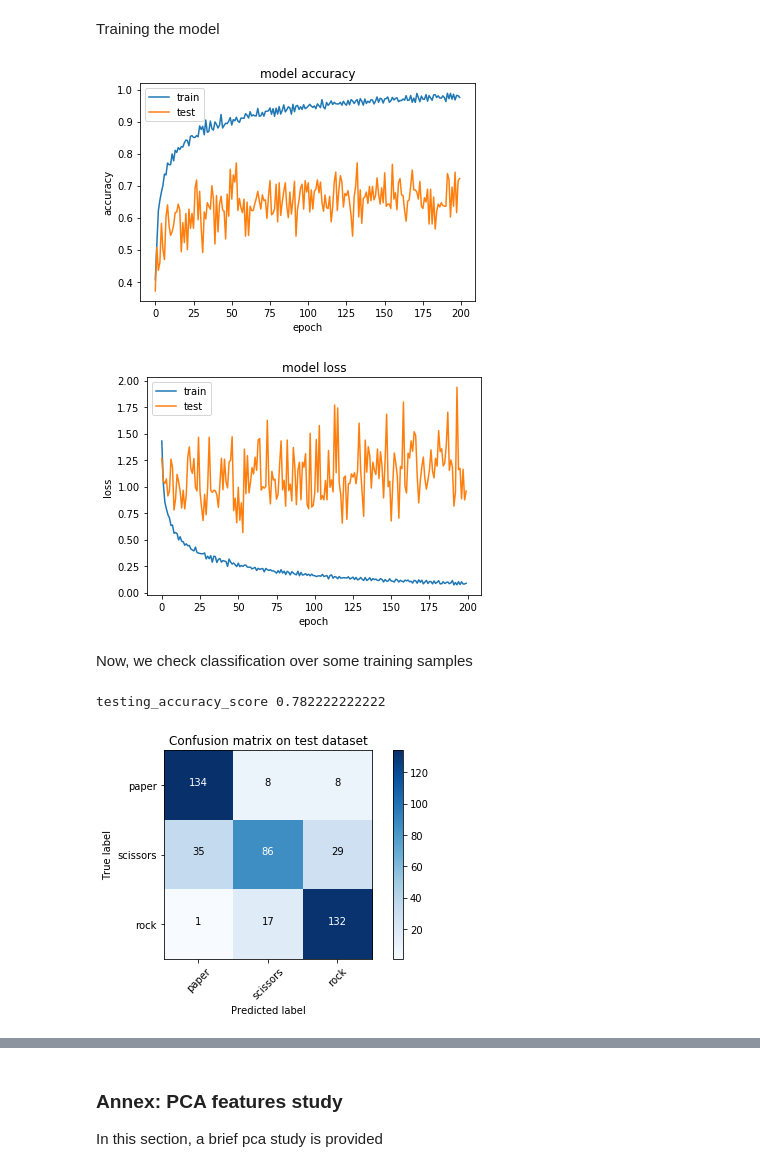
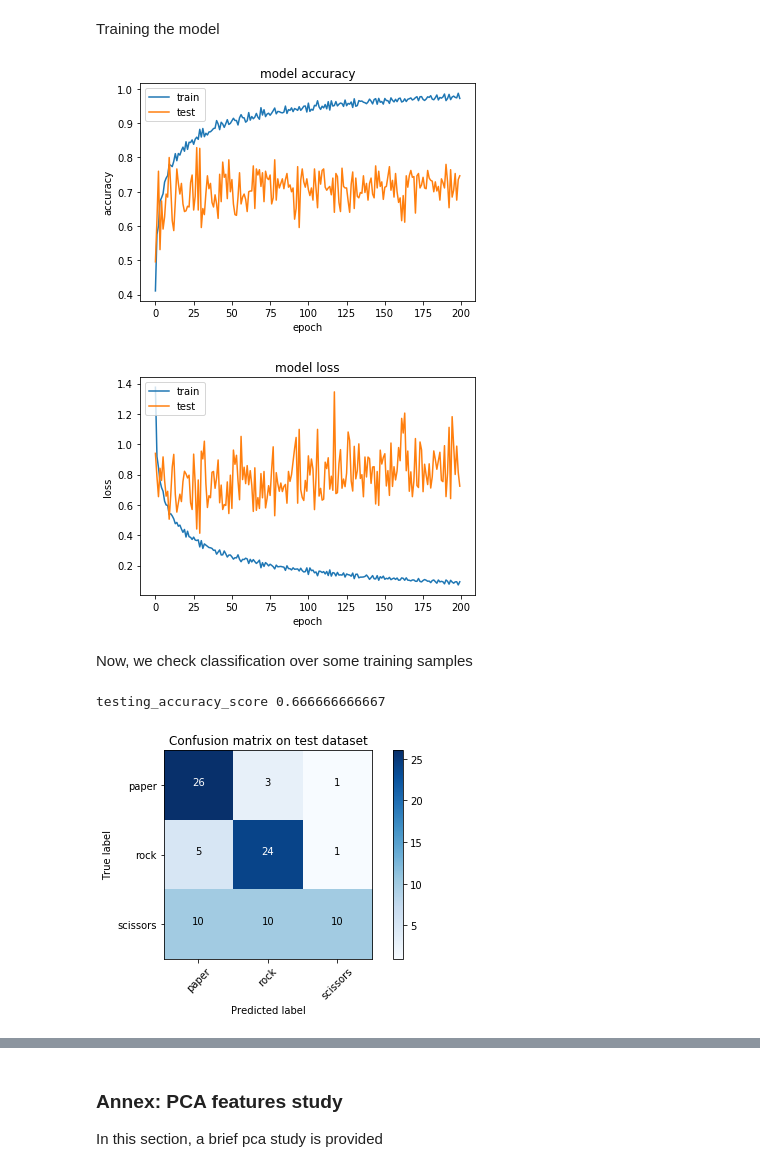
Before and after one commit to juanneilson/machine-learning, a Jupyter notebook: projects/capstone/Cachipun.ipynb, the cells around one changed output, grey strips where cells are left out. Cells and saved outputs as stored; diff of their text form; code cells hidden in the pictures.

```diff
--- a/projects/capstone/Cachipun.ipynb
+++ b/projects/capstone/Cachipun.ipynb
@@ -229,6 +234,9 @@ def get_ResNet50():
 def process_ResNet50(model_features_Resnet50, image_path):
     #Load image
     img = cv2.imread(image_path)
+    height, width, channels = img.shape
+    if height != 224 or width != 224:
+        img = cv2.resize(img, (224, 224))
 
     #Preprocess
     x = image.img_to_array(img)
@@ -259,7 +267,7 @@ features_array_train = get_features_from_db(train_files_aug)
 print('Train features ready')
 features_array_valid = get_features_from_db(valid_files_aug)
 print('Valid features ready')
-features_array_test = get_features_from_db(test_files_aug)
+features_array_test = get_features_from_db(test_files)
 print('Test features ready')
 
 #Save Features
@@ -270,7 +278,7 @@ np.savez(features_ResNet50_filename,
          test=features_array_test,
          train_targets=train_targets_aug,
          valid_targets=valid_targets_aug,
-         test_targets=test_targets_aug)
+         test_targets=test_targets)
 # %% [output]
 Completed 0.0 [%]
 Completed 10.0 [%]
@@ -299,7 +294,7 @@ features_array_valid = all_features['valid']
 features_array_test = all_features['test']
 train_targets_aug = all_features['train_targets']
 valid_targets_aug = all_features['valid_targets']
-test_targets_aug = all_features['test_targets']
+test_targets = all_features['test_targets']
 # %% [markdown]
 Here we define the model
 # %%
@@ -346,7 +341,7 @@ def plot_training_history(history):
 Training the model
 # %%
 #Train the model.
-checkpointer = ModelCheckpoint(filepath='saved_models/weights.best.model_1_b.hdf5',
+checkpointer = ModelCheckpoint(filepath='saved_models/weights.best.model_db2.hdf5',
                                verbose=0, save_best_only=True)
 
 history = model_1.fit(features_array_train,
@@ -357,39 +352,39 @@ history = model_1.fit(features_array_train,
             shuffle=True)
 plot_training_history(history)
 # %% [output]
-[figure, old version]
+[figure, new version]
-[figure, old version]
+[figure, new version]
 # %% [markdown]
 Now, we check classification over some training samples
 # %%
-model_1.load_weights('saved_models/weights.best.model_1_b.hdf5')
+model_1.load_weights('saved_models/weights.best.model_db2.hdf5')
 
 def classify_features(features):
     #Calc predictions
     rps_predictions = [np.argmax(model_1.predict(np.expand_dims(tensor, axis=0))) for tensor in features]
     rps_predictions_string = [class_names[class_index] for class_index in rps_predictions]
     return rps_predictions, rps_predictions_string
 
 def classify_images(img_paths):
     paths_features = get_features_from_db(img_paths)
     return classify_features(paths_features)
 
 
 
 #Calculate accuracy score on testing set
 test_predictions, test_predictions_string = classify_features(features_array_test)
-test_targets_aug_int = get_int_targets(test_targets_aug)
-testing_accuracy_score = accuracy_score(test_targets_aug_int, test_predictions)
-testing_cm = confusion_matrix(test_targets_aug_int, test_predictions)
+test_targets_int = get_int_targets(test_targets)
+testing_accuracy_score = accuracy_score(test_targets_int, test_predictions)
+testing_cm = confusion_matrix(test_targets_int, test_predictions)
 print ('testing_accuracy_score', testing_accuracy_score)
 plt.figure()
 plot_confusion_matrix(testing_cm, classes=class_names,
                       title='Confusion matrix on test dataset')
 plt.show()
 #print('testing_confusion_matrix', testing_cm)
 # %% [output]
-testing_accuracy_score 0.782222222222
+testing_accuracy_score 0.666666666667
-[figure, old version]
+[figure, new version]
 # %%
 def show_prediction (img_path, pred_str):
     print('Image:', img_path, ', prediction:', pred_str)
```
Also changed, not shown: parts of 8 cells of this notebook, 1 other file.
